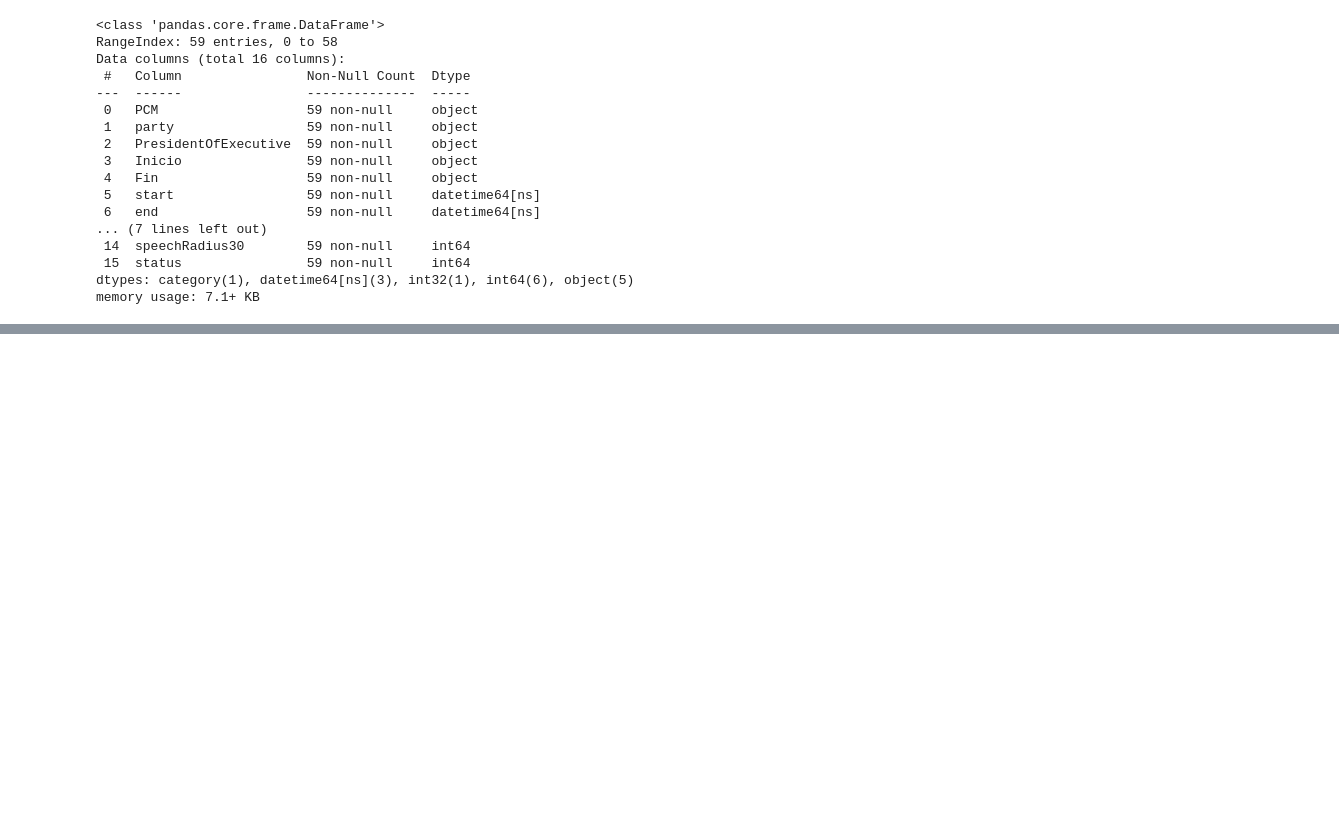
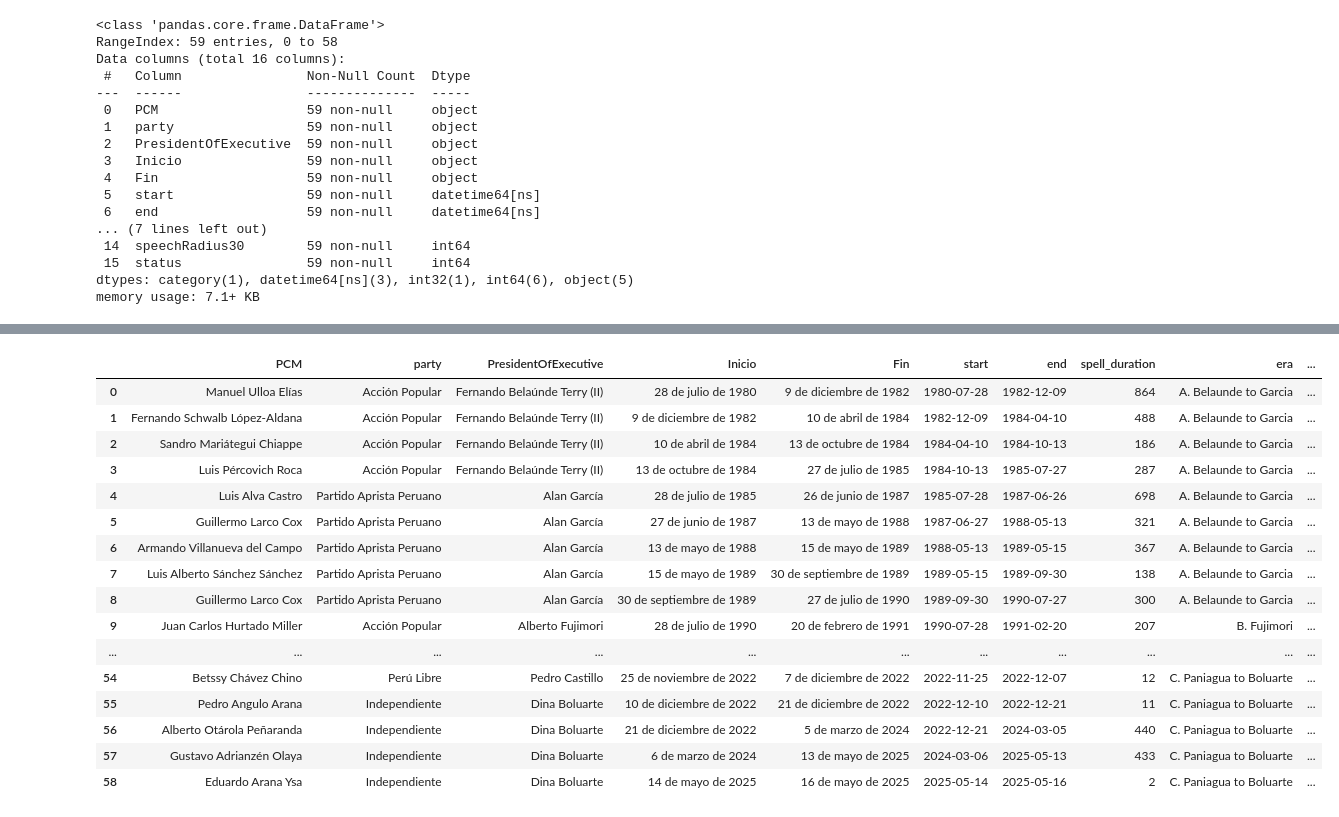
Before and after one commit to PULSO-PUCP/pcm_history, a Jupyter notebook: scrapePrimer.ipynb, the cells around one changed output, grey strips where cells are left out. Saved outputs shown, nothing was run; the diff lists cells and outputs as text; code cells hidden in the pictures; blank space fills up the shorter version.

```diff
--- a/scrapePrimer.ipynb
+++ b/scrapePrimer.ipynb
@@ -401,5 +401,24 @@ primesmodel_ltm.tail()
 # %%
 primesmodel=primesmodel.merge(primesmodel_ltm.loc[:,['PCM','technocrat_trait_ltm']])
+primesmodel
+# %% [output]
+|  | PCM | party | PresidentOfExecutive | Inicio | Fin | start | end | spell_duration | era | ... |
+| 0 | Manuel Ulloa Elías | Acción Popular | Fernando Belaúnde Terry (II) | 28 de julio de 1980 | 9 de diciembre de 1982 | 1980-07-28 | 1982-12-09 | 864 | A. Belaunde to Garcia | ... |
+| 1 | Fernando Schwalb López-Aldana | Acción Popular | Fernando Belaúnde Terry (II) | 9 de diciembre de 1982 | 10 de abril de 1984 | 1982-12-09 | 1984-04-10 | 488 | A. Belaunde to Garcia | ... |
+| 2 | Sandro Mariátegui Chiappe | Acción Popular | Fernando Belaúnde Terry (II) | 10 de abril de 1984 | 13 de octubre de 1984 | 1984-04-10 | 1984-10-13 | 186 | A. Belaunde to Garcia | ... |
+| 3 | Luis Pércovich Roca | Acción Popular | Fernando Belaúnde Terry (II) | 13 de octubre de 1984 | 27 de julio de 1985 | 1984-10-13 | 1985-07-27 | 287 | A. Belaunde to Garcia | ... |
+| 4 | Luis Alva Castro | Partido Aprista Peruano | Alan García | 28 de julio de 1985 | 26 de junio de 1987 | 1985-07-28 | 1987-06-26 | 698 | A. Belaunde to Garcia | ... |
+| 5 | Guillermo Larco Cox | Partido Aprista Peruano | Alan García | 27 de junio de 1987 | 13 de mayo de 1988 | 1987-06-27 | 1988-05-13 | 321 | A. Belaunde to Garcia | ... |
+| 6 | Armando Villanueva del Campo | Partido Aprista Peruano | Alan García | 13 de mayo de 1988 | 15 de mayo de 1989 | 1988-05-13 | 1989-05-15 | 367 | A. Belaunde to Garcia | ... |
+| 7 | Luis Alberto Sánchez Sánchez | Partido Aprista Peruano | Alan García | 15 de mayo de 1989 | 30 de septiembre de 1989 | 1989-05-15 | 1989-09-30 | 138 | A. Belaunde to Garcia | ... |
+| 8 | Guillermo Larco Cox | Partido Aprista Peruano | Alan García | 30 de septiembre de 1989 | 27 de julio de 1990 | 1989-09-30 | 1990-07-27 | 300 | A. Belaunde to Garcia | ... |
+| 9 | Juan Carlos Hurtado Miller | Acción Popular | Alberto Fujimori | 28 de julio de 1990 | 20 de febrero de 1991 | 1990-07-28 | 1991-02-20 | 207 | B. Fujimori | ... |
+| ... | ... | ... | ... | ... | ... | ... | ... | ... | ... | ... |
+| 54 | Betssy Chávez Chino | Perú Libre | Pedro Castillo | 25 de noviembre de 2022 | 7 de diciembre de 2022 | 2022-11-25 | 2022-12-07 | 12 | C. Paniagua to Boluarte | ... |
+| 55 | Pedro Angulo Arana | Independiente | Dina Boluarte | 10 de diciembre de 2022 | 21 de diciembre de 2022 | 2022-12-10 | 2022-12-21 | 11 | C. Paniagua to Boluarte | ... |
+| 56 | Alberto Otárola Peñaranda | Independiente | Dina Boluarte | 21 de diciembre de 2022 | 5 de marzo de 2024 | 2022-12-21 | 2024-03-05 | 440 | C. Paniagua to Boluarte | ... |
+| 57 | Gustavo Adrianzén Olaya | Independiente | Dina Boluarte | 6 de marzo de 2024 | 13 de mayo de 2025 | 2024-03-06 | 2025-05-13 | 433 | C. Paniagua to Boluarte | ... |
+| 58 | Eduardo Arana Ysa | Independiente | Dina Boluarte | 14 de mayo de 2025 | 16 de mayo de 2025 | 2025-05-14 | 2025-05-16 | 2 | C. Paniagua to Boluarte | ... |
 # %%
 primesmodel.to_parquet('spellsModel.parquet')
 primesmodel.to_excel('spellsModel.xlsx',index=0)
```
Also changed, not shown: parts of 1 cell of this notebook, 3 other files.
